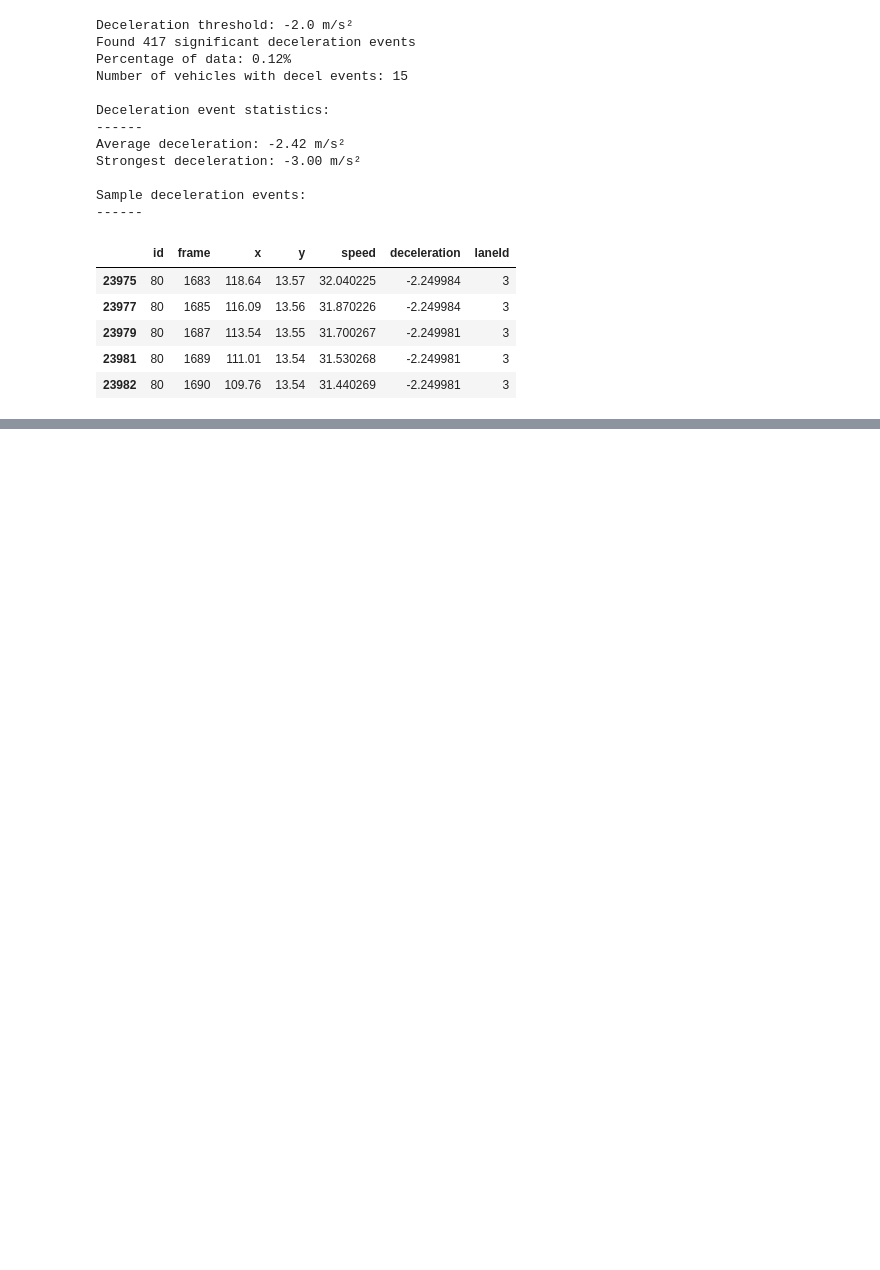
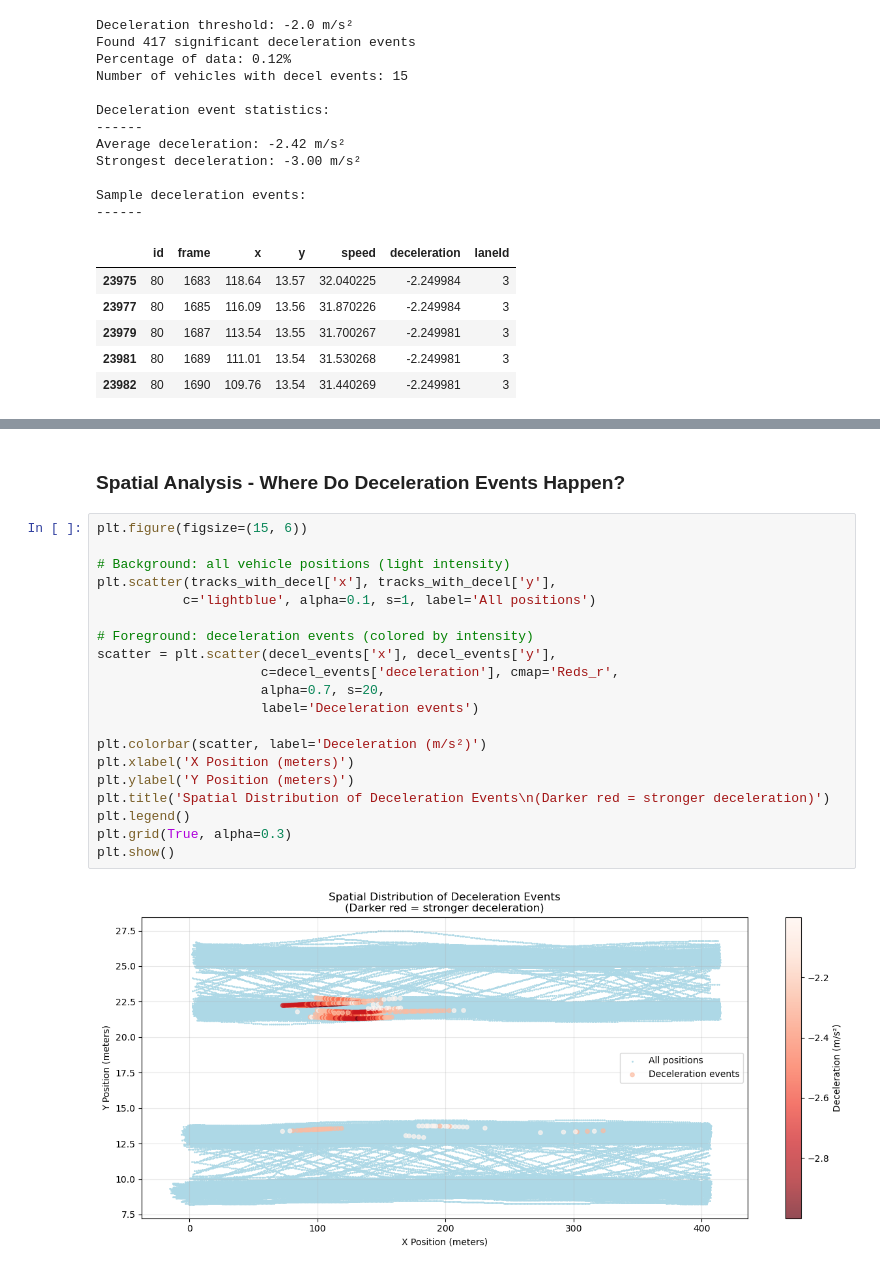
Before and after one commit to rapha-pro/Traffic-Light-Simulator, a Jupyter notebook: notebooks/explore_highd.ipynb, the cells around one changed output, grey strips where cells are left out. Drawn from its saved outputs; the diff is of its cells as text; blank space fills up the shorter version.

```diff
--- a/notebooks/explore_highd.ipynb
+++ b/notebooks/explore_highd.ipynb
@@ -318,0 +352,24 @@ Sample deceleration events:
+# %% [markdown]
+### Spatial Analysis - Where Do Deceleration Events Happen?
+# %%
+plt.figure(figsize=(15, 6))
+
+# Background: all vehicle positions (light intensity)
+plt.scatter(tracks_with_decel['x'], tracks_with_decel['y'],
+           c='lightblue', alpha=0.1, s=1, label='All positions')
+
+# Foreground: deceleration events (colored by intensity)
+scatter = plt.scatter(decel_events['x'], decel_events['y'],
+                     c=decel_events['deceleration'], cmap='Reds_r',
+                     alpha=0.7, s=20,
+                     label='Deceleration events')
+
+plt.colorbar(scatter, label='Deceleration (m/s²)')
+plt.xlabel('X Position (meters)')
+plt.ylabel('Y Position (meters)')
+plt.title('Spatial Distribution of Deceleration Events\n(Darker red = stronger deceleration)')
+plt.legend()
+plt.grid(True, alpha=0.3)
+plt.show()
+# %% [output]
+[figure, added]
```
Also changed, not shown: parts of 10 cells of this notebook.
